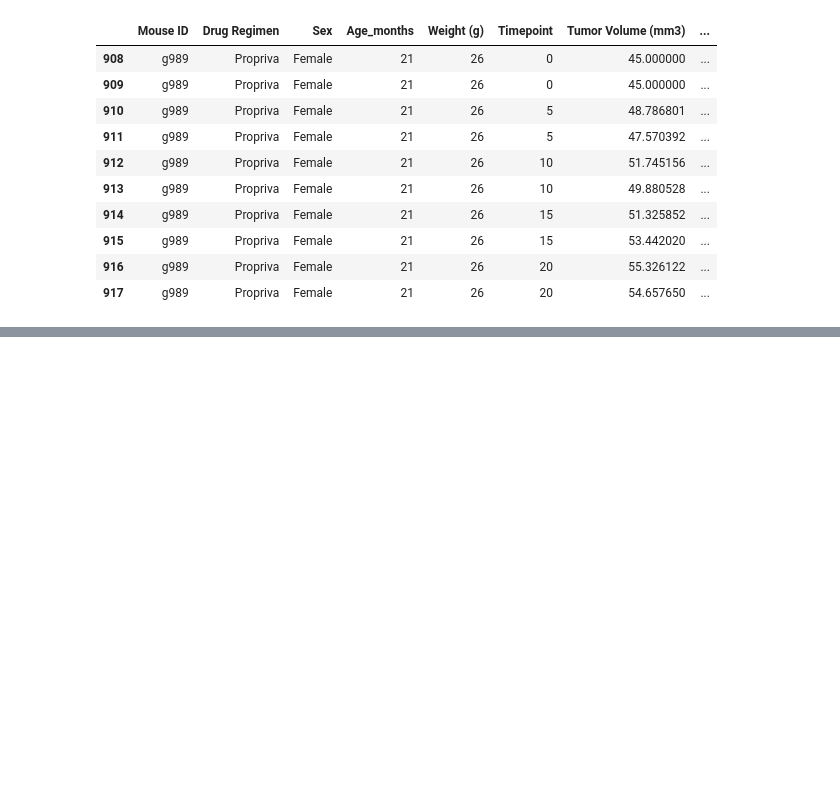
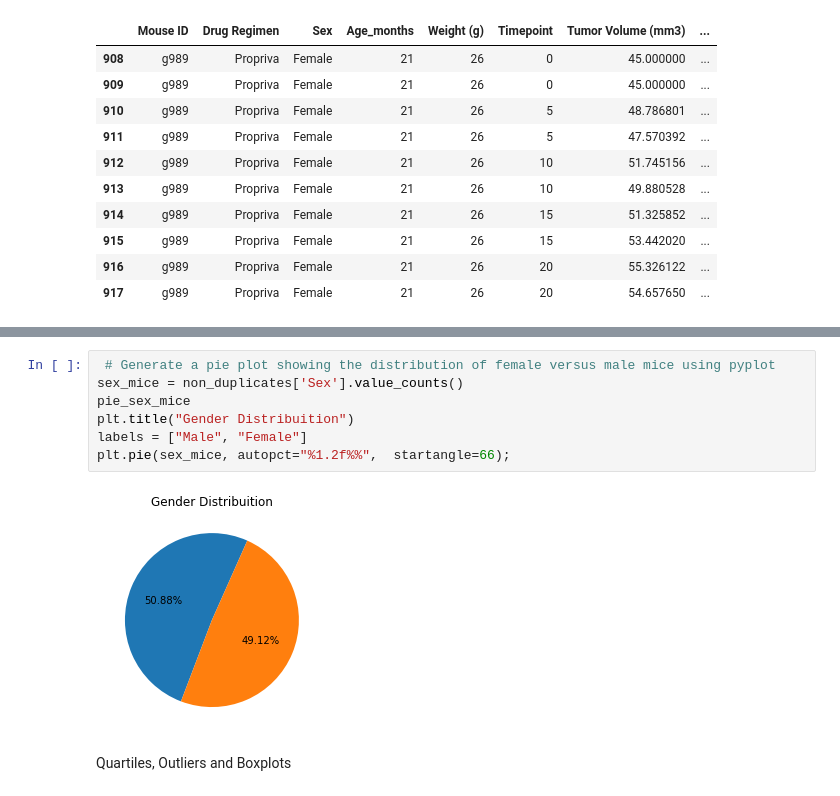
Before and after one commit to Nunez77/matplotlib-challenge, a Jupyter notebook: Pymaceuticals Inc.ipynb, the cells around one changed output, grey strips where cells are left out. Cells and saved outputs as stored; diff of their text form; blank space fills up the shorter version.

```diff
--- a/Pymaceuticals Inc.ipynb
+++ b/Pymaceuticals Inc.ipynb
@@ -120,0 +149,11 @@ tv_mean
+# %%
+ # Generate a pie plot showing the distribution of female versus male mice using pyplot
+sex_mice = non_duplicates['Sex'].value_counts()
+pie_sex_mice
+plt.title("Gender Distribuition")
+labels = ["Male", "Female"]
+plt.pie(sex_mice, autopct="%1.2f%%",  startangle=66);
+# %% [output]
+[figure, added]
+# %% [markdown]
+ Quartiles, Outliers and Boxplots
```
Also changed, not shown: parts of 6 cells of this notebook.
